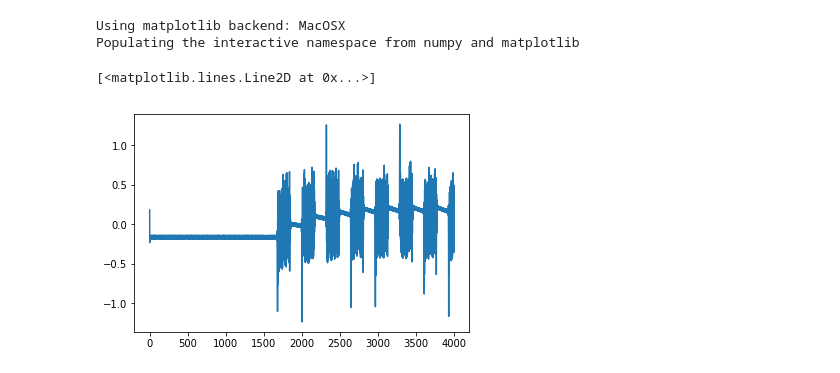
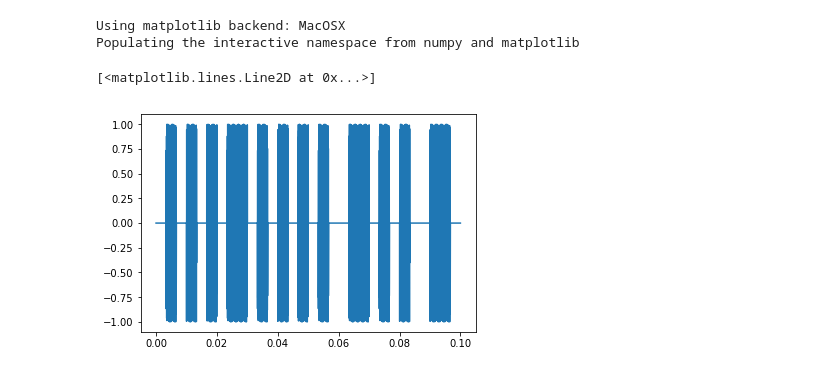
Before and after one commit to Aster1222/Networks-Final, a Jupyter notebook: radio/notebooks/receive.ipynb, the cells around one changed output. Drawn from its saved outputs; the diff is of its cells as text; code cells hidden in the pictures.

```diff
--- a/radio/notebooks/receive.ipynb
+++ b/radio/notebooks/receive.ipynb
@@ -22,15 +21,13 @@ n_bits = 44
 # %%
-time = 1542752820
-end = time
+time = 1542837352
 path = '/Users/collinshuff/Documents/UVa-Fall18/CS4457/Networks-Final/radio/samples'
-samples = np.load(f'{path}/{time}.npy')
-time += 1
-while time <= end:
-    samples = np.concatenate([samples, np.load(f'{path}/{time}.npy')])
-    time += 1
+samples = np.load(f'{path}/rec_{time}.npy')
 
-fm_demodulated_wave, new_samp_rate = fm_demodulate(samples, frequency, offset, samp_rate)
-plt.plot(fm_demodulated_wave[:4000])
+time = 1542837346
+path = '/Users/collinshuff/Documents/UVa-Fall18/CS4457/Networks-Final/radio/samples'
+am_signal = np.load(f'{path}/am_signal_{time}.npy')
+t = np.load(f'{path}/t_{time}.npy')
+plt.plot(t, am_signal)
 # %% [output]
 [<matplotlib.lines.Line2D at 0x...>]
-[figure, old version]
+[figure, new version]
```
Also changed, not shown: parts of 6 cells of this notebook, 5 other files.
